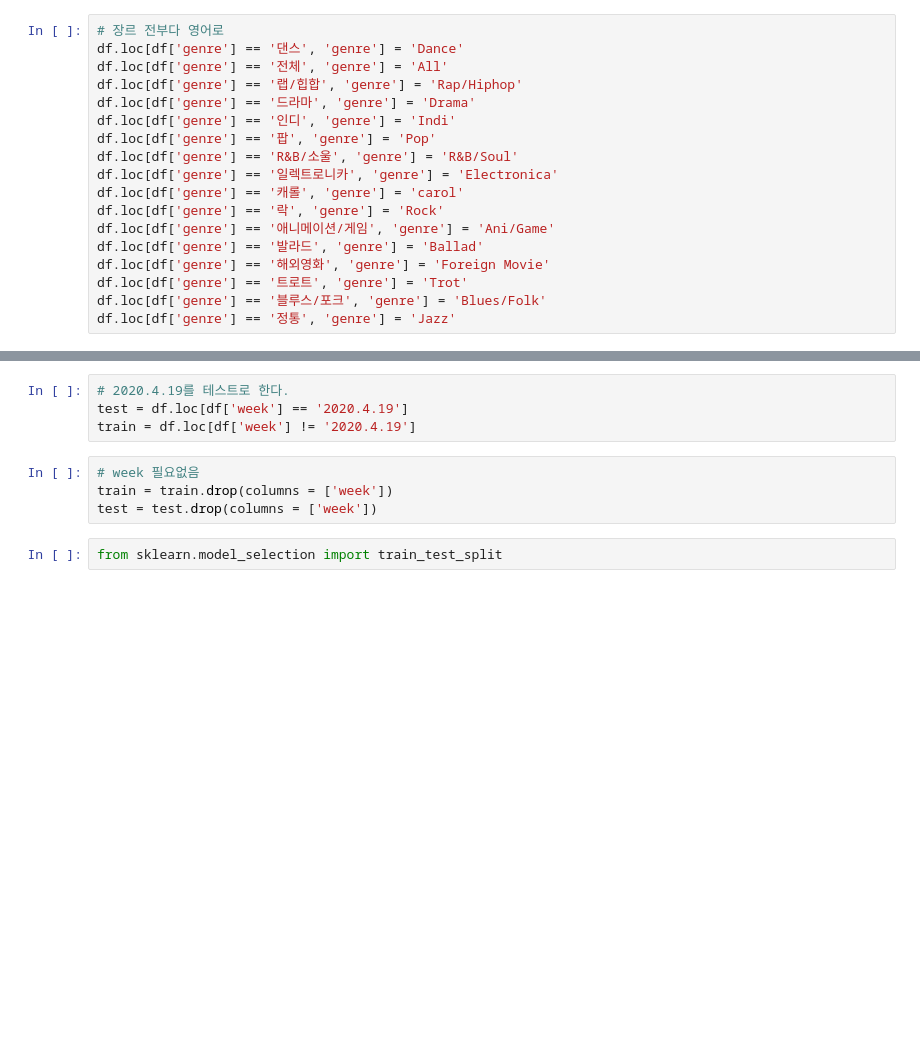
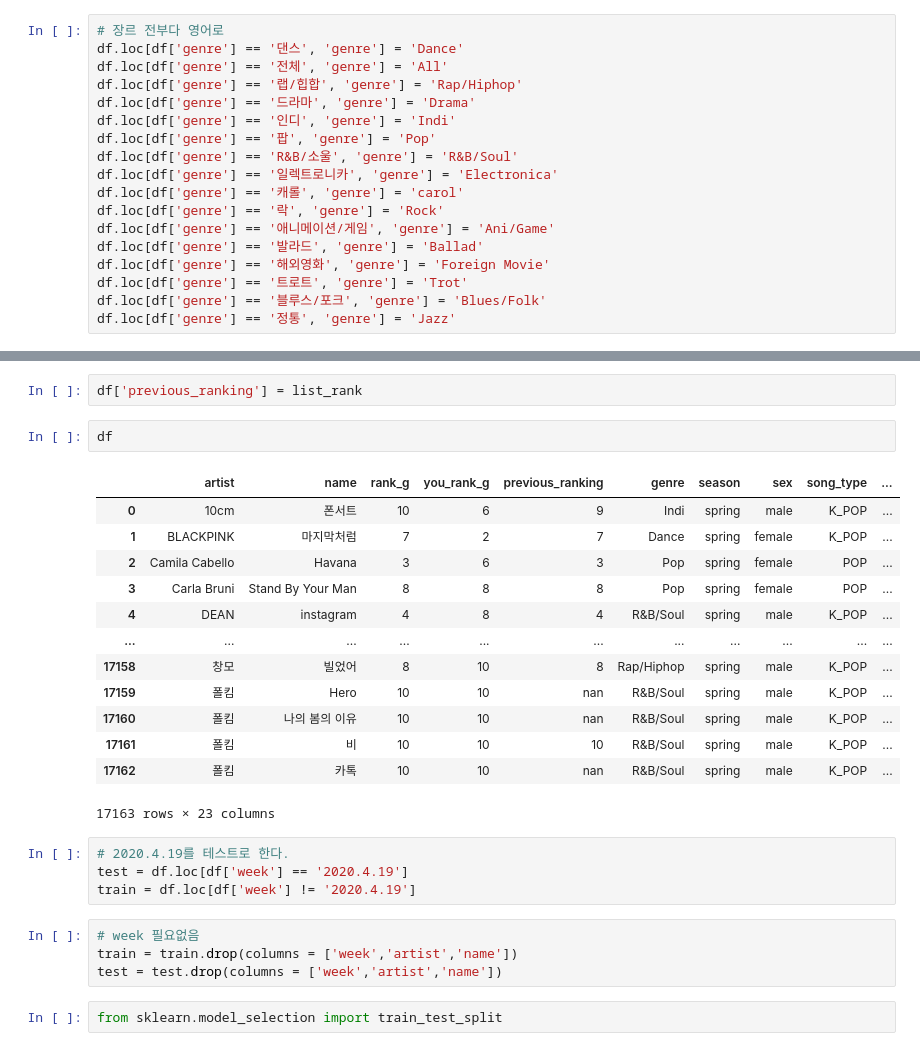
Before and after one commit to YooGunWook/1nurse4stat, a Jupyter notebook: code/model/모델링_최종.ipynb, the cells around one changed output, grey strips where cells are left out. Cells and saved outputs as stored; diff of their text form; blank space fills up the shorter version.

```diff
--- a/code/model/모델링_최종.ipynb
+++ b/code/model/모델링_최종.ipynb
@@ -60,11 +119,29 @@ df.loc[df['genre'] == '정통', 'genre'] = 'Jazz'
+# %%
+df['previous_ranking'] = list_rank
+# %%
+df
+# %% [output]
+|  | artist | name | rank_g | you_rank_g | previous_ranking | genre | season | sex | song_type | ... |
+| 0 | 10cm | 폰서트 | 10 | 6 | 9 | Indi | spring | male | K_POP | ... |
+| 1 | BLACKPINK | 마지막처럼 | 7 | 2 | 7 | Dance | spring | female | K_POP | ... |
+| 2 | Camila Cabello | Havana | 3 | 6 | 3 | Pop | spring | female | POP | ... |
+| 3 | Carla Bruni | Stand By Your Man | 8 | 8 | 8 | Pop | spring | female | POP | ... |
+| 4 | DEAN | instagram | 4 | 8 | 4 | R&B/Soul | spring | male | K_POP | ... |
+| ... | ... | ... | ... | ... | ... | ... | ... | ... | ... | ... |
+| 17158 | 창모 | 빌었어 | 8 | 10 | 8 | Rap/Hiphop | spring | male | K_POP | ... |
+| 17159 | 폴킴 | Hero | 10 | 10 | nan | R&B/Soul | spring | male | K_POP | ... |
+| 17160 | 폴킴 | 나의 봄의 이유 | 10 | 10 | nan | R&B/Soul | spring | male | K_POP | ... |
+| 17161 | 폴킴 | 비 | 10 | 10 | 10 | R&B/Soul | spring | male | K_POP | ... |
+| 17162 | 폴킴 | 카톡 | 10 | 10 | nan | R&B/Soul | spring | male | K_POP | ... |
+17163 rows × 23 columns
 # %%
 # 2020.4.19를 테스트로 한다.
 test = df.loc[df['week'] == '2020.4.19']
 train = df.loc[df['week'] != '2020.4.19']
 # %%
 # week 필요없음
-train = train.drop(columns = ['week'])
-test = test.drop(columns = ['week'])
+train = train.drop(columns = ['week','artist','name'])
+test = test.drop(columns = ['week','artist','name'])
 # %%
 from sklearn.model_selection import train_test_split
 # %%
```
Also changed, not shown: parts of 39 cells of this notebook.
